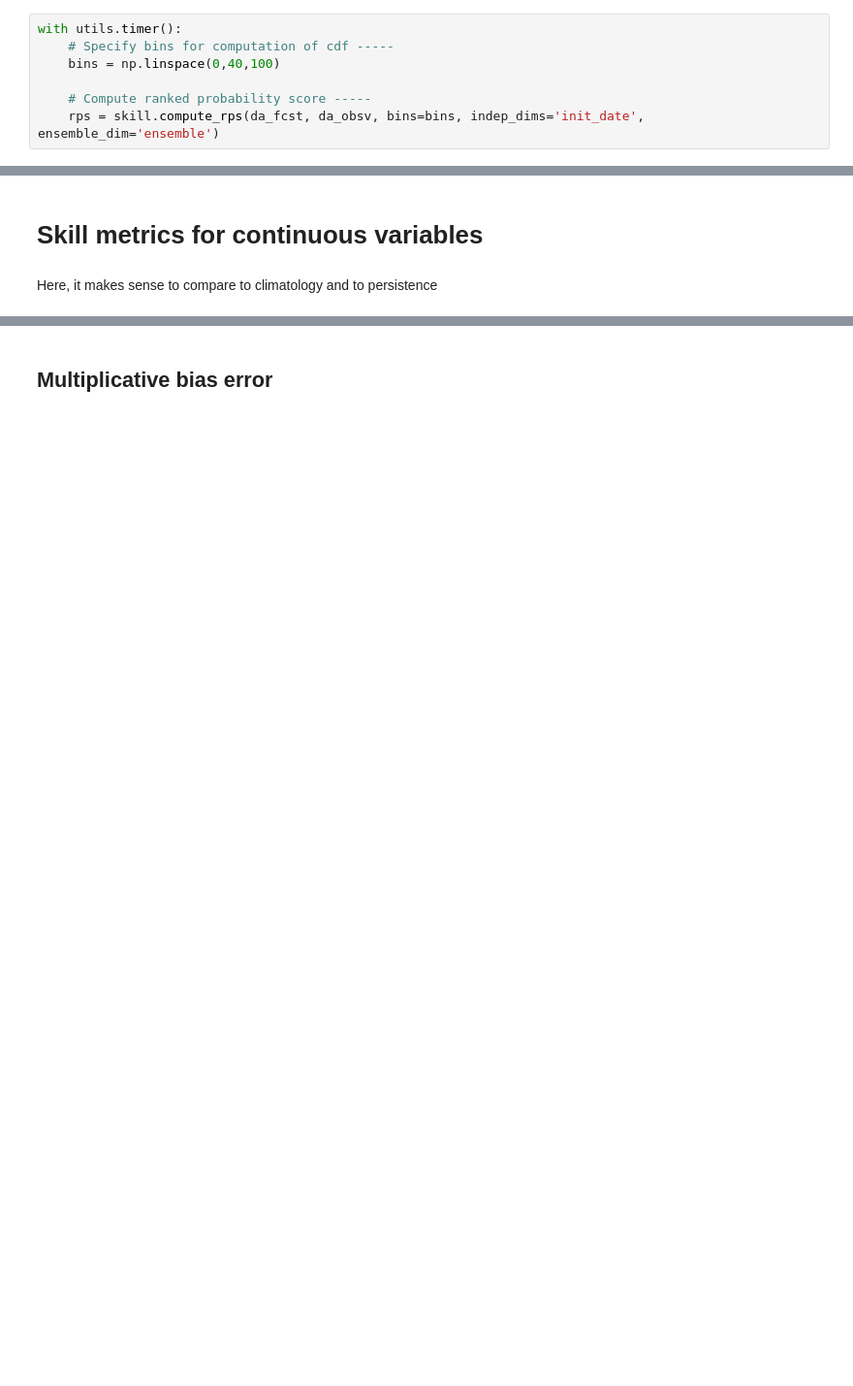
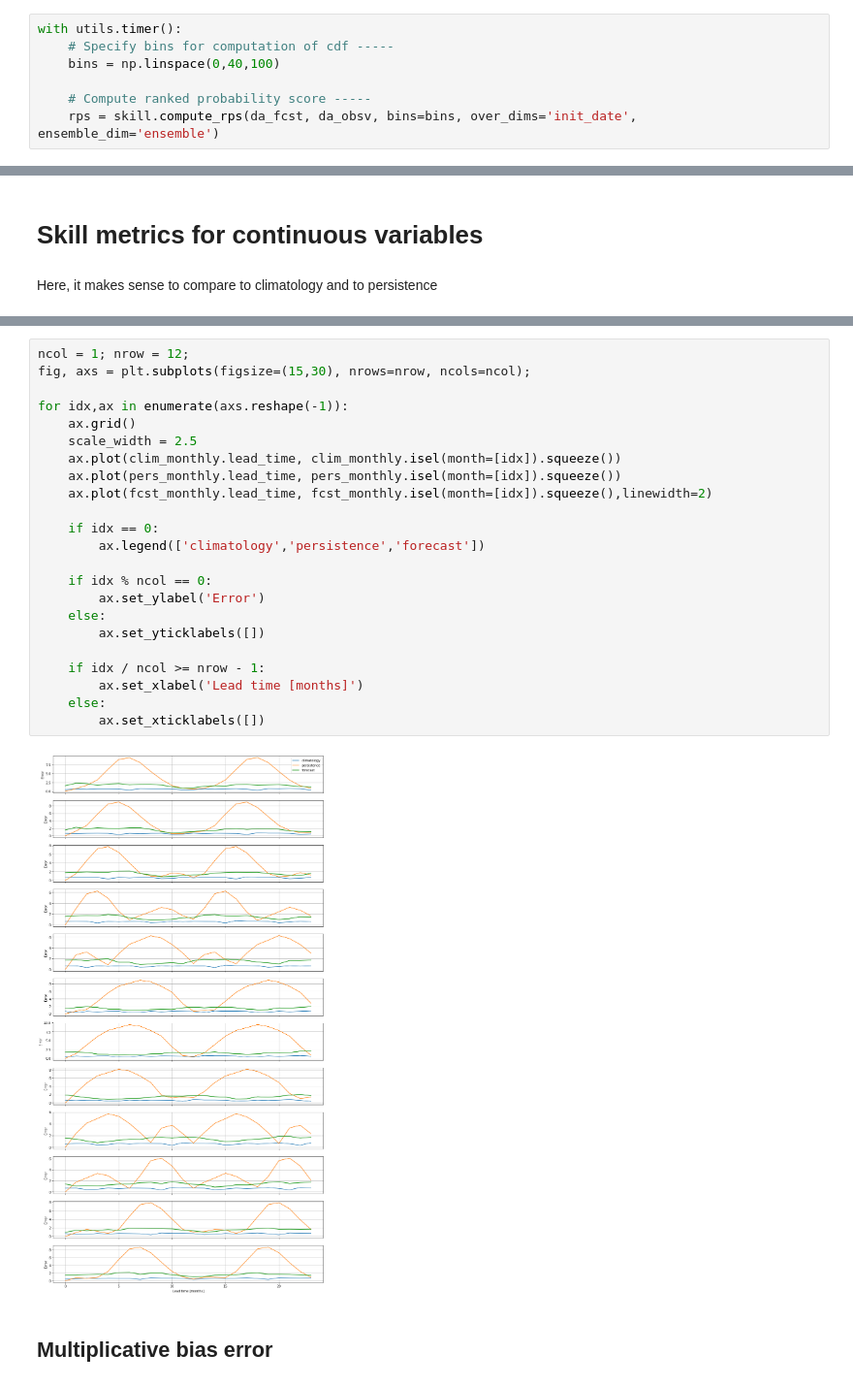
Before and after one commit to csiro-dcfp/doppyo, a Jupyter notebook: tutorials/temp_verification.ipynb, the cells around one changed output, grey strips where cells are left out. Shown at 97% size. Drawn from its saved outputs; the diff is of its cells as text; blank space fills up the shorter version.

```diff
--- a/tutorials/temp_verification.ipynb
+++ b/tutorials/temp_verification.ipynb
@@ -264,5 +279,5 @@ with utils.timer():
     bins = np.linspace(0,40,100)
 
     # Compute ranked probability score -----
-    rps = skill.compute_rps(da_fcst, da_obsv, bins=bins, indep_dims='init_date', ensemble_dim='ensemble')
+    rps = skill.compute_rps(da_fcst, da_obsv, bins=bins, over_dims='init_date', ensemble_dim='ensemble')
 # %% [output]
@@ -310,3 +359,28 @@ ax.legend();
+# %%
+ncol = 1; nrow = 12;
+fig, axs = plt.subplots(figsize=(15,30), nrows=nrow, ncols=ncol);
+
+for idx,ax in enumerate(axs.reshape(-1)):
+    ax.grid()
+    scale_width = 2.5
+    ax.plot(clim_monthly.lead_time, clim_monthly.isel(month=[idx]).squeeze())
+    ax.plot(pers_monthly.lead_time, pers_monthly.isel(month=[idx]).squeeze())
+    ax.plot(fcst_monthly.lead_time, fcst_monthly.isel(month=[idx]).squeeze(),linewidth=2)
+
+    if idx == 0:
+        ax.legend(['climatology','persistence','forecast'])
+
+    if idx % ncol == 0:
+        ax.set_ylabel('Error')
+    else:
+        ax.set_yticklabels([])
+
+    if idx / ncol >= nrow - 1:
+        ax.set_xlabel('Lead time [months]')
+    else:
+        ax.set_xticklabels([])
+# %% [output]
+[figure, added]
 # %% [markdown]
 ## Multiplicative bias error
 # %%
```
Also changed, not shown: parts of 41 cells of this notebook, 5 other files.
